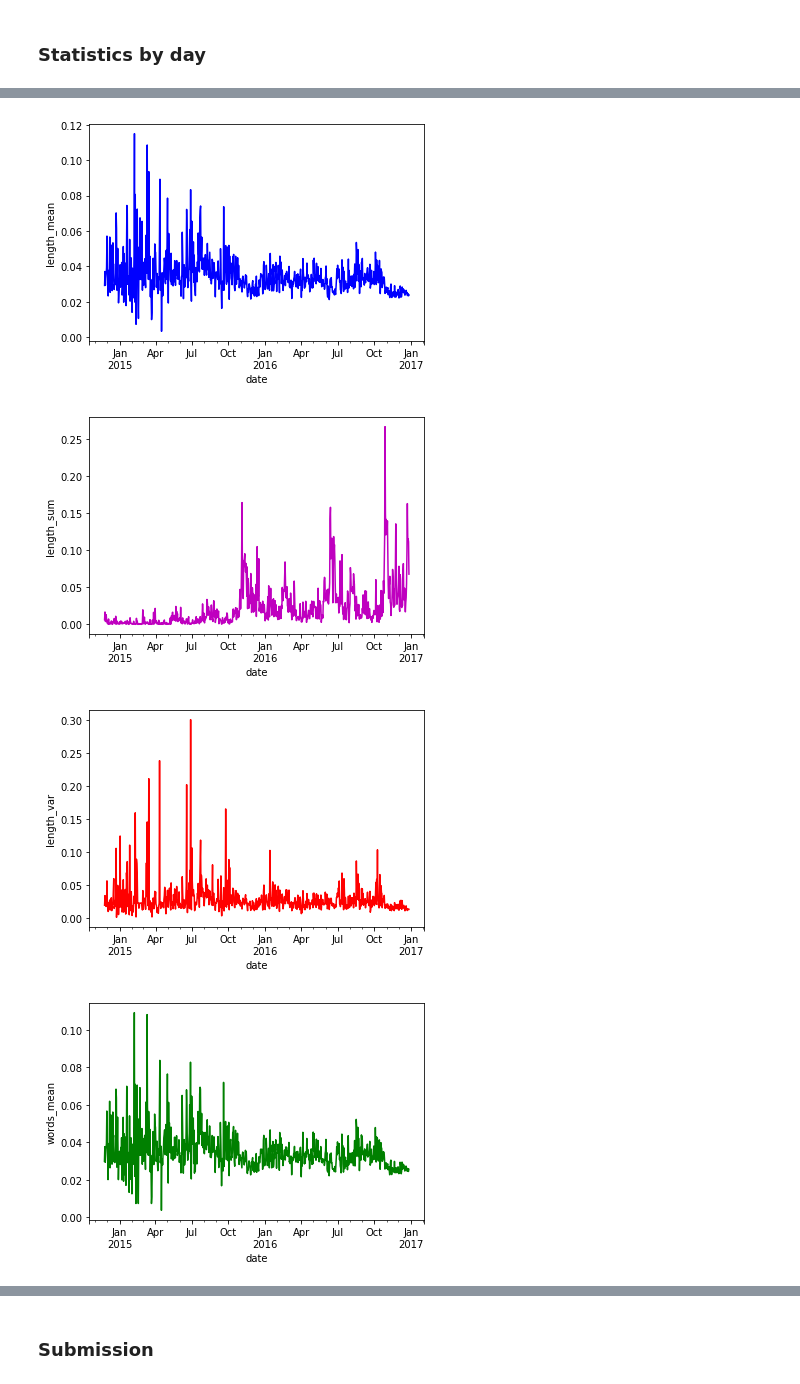
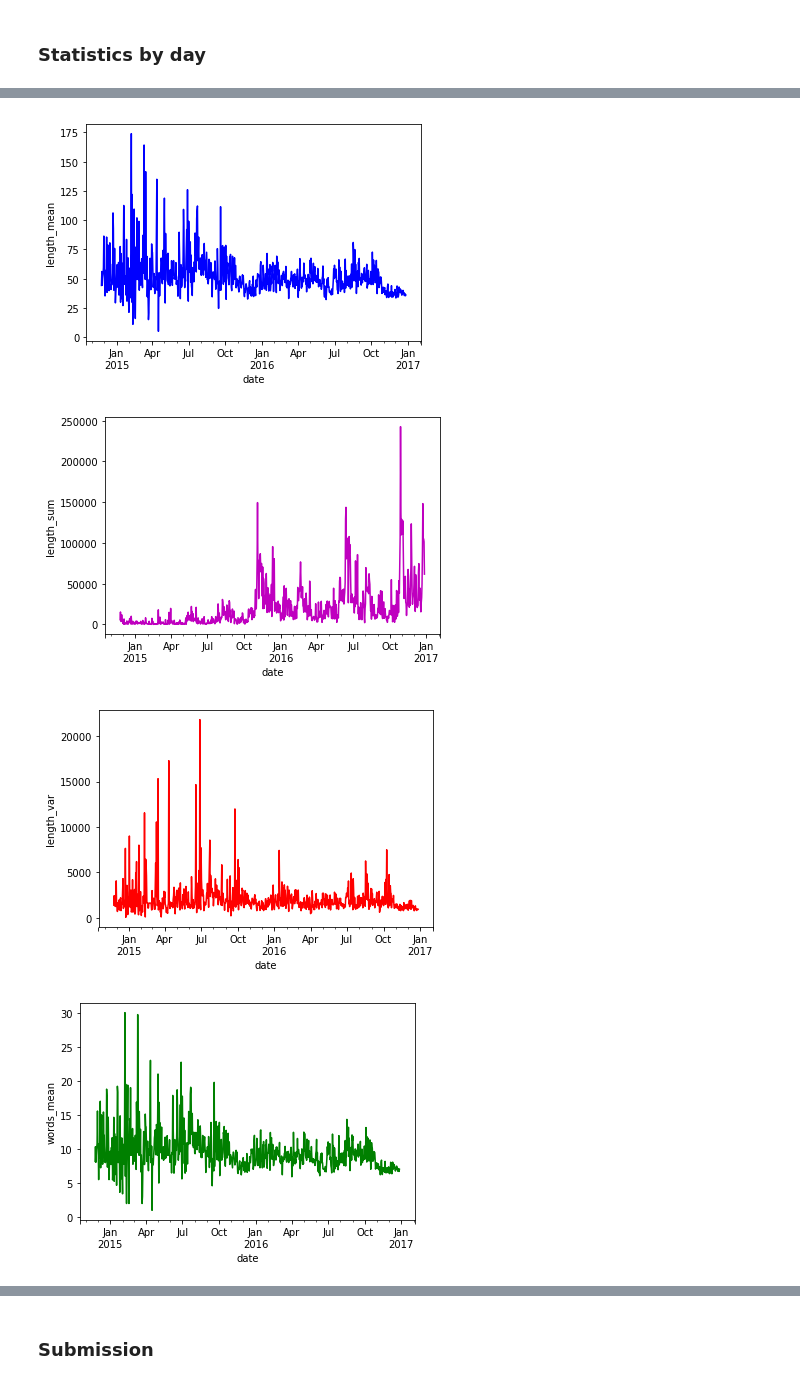
Before and after one commit to ArnaudCarrere/CryptoLexicon, a Jupyter notebook: BitMEX_EnglishForumAnalysis.ipynb, the cells around one changed output, grey strips where cells are left out. Saved outputs shown, nothing was run; the diff lists cells and outputs as text; code cells hidden in the pictures.

```diff
--- a/BitMEX_EnglishForumAnalysis.ipynb
+++ b/BitMEX_EnglishForumAnalysis.ipynb
@@ -157,18 +158,18 @@ days_stats.head()
 # %%
 #Plotting normalized stats by day
 def normalize(data):
     return [number/scipy.linalg.norm(data) for number in data]
 
 colors = ['b','m','r','g','y','c','C0','C1','C2','C3','C4','C5','C6','C7','C8','C9']
 i=0
 for column in list(days_stats.columns.values):
-    days_stats_norm = days_stats.apply(lambda col: normalize(col), axis=0)
+    #days_stats_norm = days_stats.apply(lambda col: normalize(col), axis=0)
     plt.figure()
     plt.ylabel(column)
-    days_stats_norm[column].plot(color=colors[i])
+    days_stats[column].plot(color=colors[i])
     i += 1
 # %% [output]
-[figure, old version]
+[figure, new version]
-[figure, old version]
+[figure, new version]
-[figure, old version]
+[figure, new version]
-[figure, old version]
+[figure, new version]
```
Also changed, not shown: parts of 2 cells of this notebook, 2 other files.
